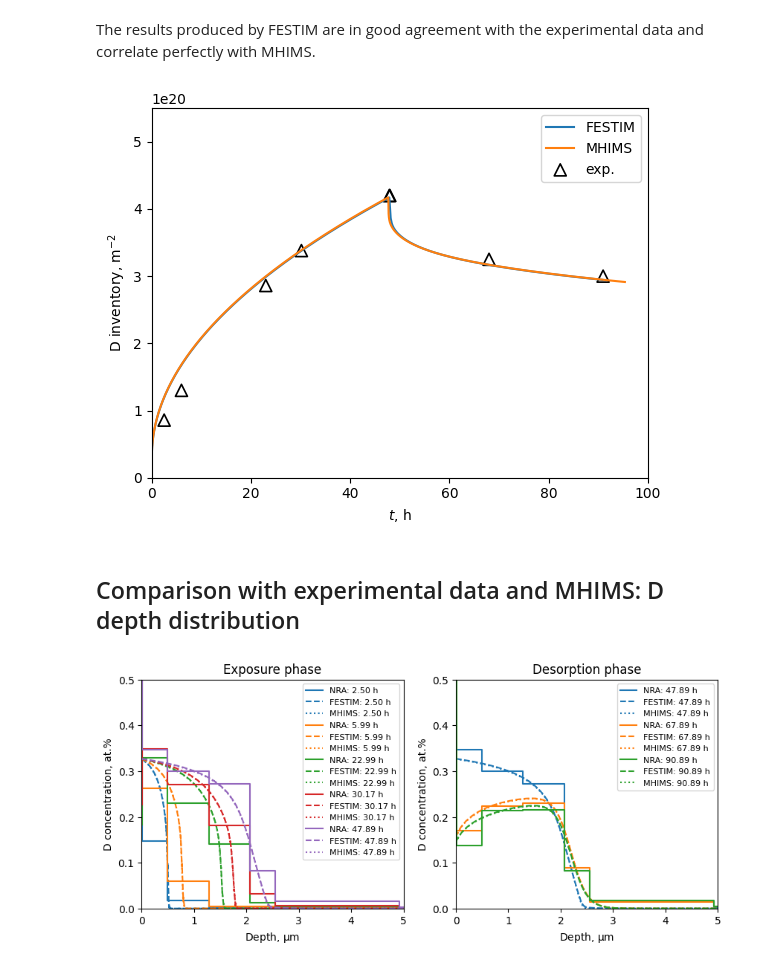
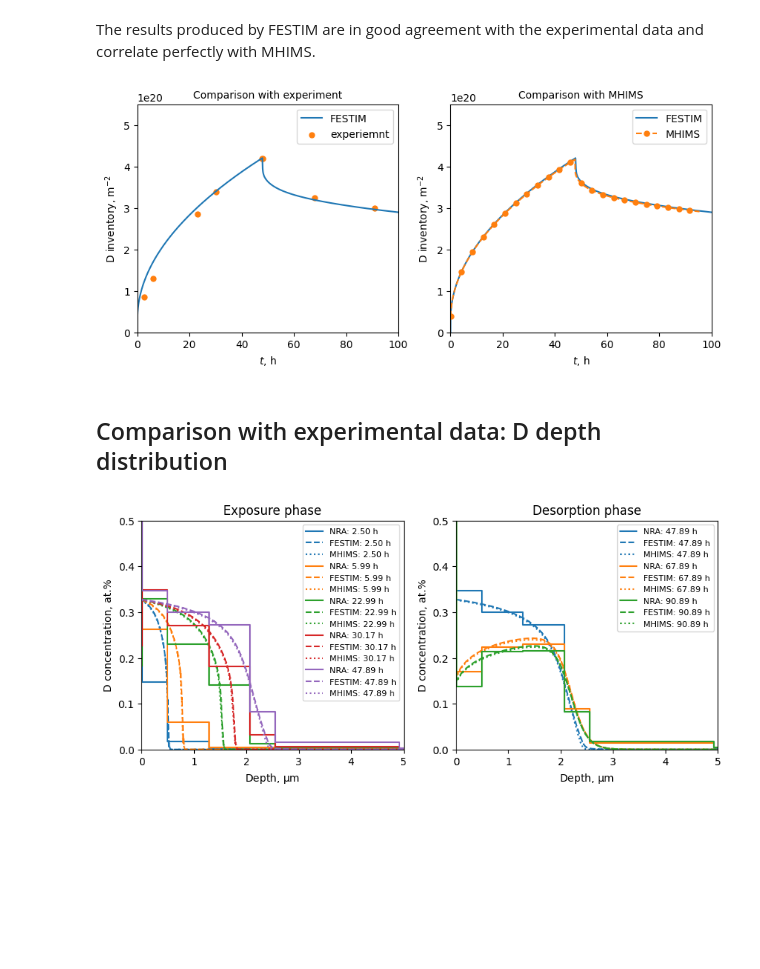
Before and after one commit to KulaginVladimir/FESTIM-SurfaceKinetics-Validation, a Jupyter notebook: D_damagedW/D_damagedW.ipynb, the cells around one changed output. Drawn from its saved outputs; the diff is of its cells as text; code cells hidden in the pictures; blank space fills up the shorter version.

```diff
--- a/D_damagedW/D_damagedW.ipynb
+++ b/D_damagedW/D_damagedW.ipynb
@@ -201,39 +205,53 @@ Time stepping...
 ## Comparison with experimental data and MHIMS: D content
 # %% [markdown]
 The results produced by FESTIM are in good agreement with the experimental data and correlate perfectly with MHIMS.
-# %%
-retention = np.array(derived_quantities[0].data) + np.array(derived_quantities[1].data)
-t = np.array(derived_quantities.t)
-
-plt.plot(t / 3600, retention, label="FESTIM")
-
-MHIMS_ret = np.loadtxt("./reference_data/MHIMS_ret.csv", delimiter=",", skiprows=1)
-plt.plot(MHIMS_ret[:, 0], MHIMS_ret[:, 1], label="MHIMS")
-
-exp_ret = np.loadtxt("./reference_data/exp_ret.csv", delimiter=",", skiprows=1)
-
-plt.scatter(
-    exp_ret[:, 0],
-    exp_ret[:, 1],
-    marker="^",
-    s=75,
-    ec="black",
-    fc="none",
-    linewidths=1.2,
-    label="exp.",
-    zorder=0,
-)
-
-plt.xlabel(r"$t$, h")
-plt.ylabel(r"D inventory, m$^{-2}$")
-plt.legend()
-plt.ylim(0, 55e19)
-plt.xlim(0, 100)
-plt.show()
-# %% [output]
-[figure, removed]
+# %%
+import matplotlib.pyplot as plt
+
+fig, axs = plt.subplots(1,2, figsize=(10, 4))
+
+retention = np.array(derived_quantities[0].data) + np.array(derived_quantities[1].data)
+t = np.array(derived_quantities.t)
+
+(l1,) = axs[0].plot(t / 3600, retention, label="FESTIM")
+axs[1].plot(t / 3600, retention, label="FESTIM")
+
+exp_ret = np.loadtxt("./reference_data/exp_ret.csv", delimiter=",", skiprows=1)
+axs[0].scatter(
+    exp_ret[:, 0],
+    exp_ret[:, 1],
+    s=25,
+    color="tab:orange",
+    label="experiemnt",
+)
+
+MHIMS_ret = np.loadtxt("./reference_data/MHIMS_ret.csv", delimiter=",", skiprows=1)
+axs[1].plot(
+    MHIMS_ret[:, 0],
+    MHIMS_ret[:, 1],
+    marker="o",
+    markevery=150,
+    ms=5,
+    ls="dashed",
+    color="tab:orange",
+    label="MHIMS",
+)
+
+axs[0].set_title("Comparison with experiment", fontsize = 10)
+axs[1].set_title("Comparison with MHIMS", fontsize = 10)
+
+for axis in axs:
+    axis.set_xlabel(r"$t$, h")
+    axis.set_ylabel(r"D inventory, m$^{-2}$")
+    axis.legend()
+    axis.set_ylim(0, 55e19)
+    axis.set_xlim(0, 100)
+
+plt.show()
+# %% [output]
+[figure, added]
 # %% [markdown]
-## Comparison with experimental data and MHIMS: D depth distribution
+## Comparison with experimental data: D depth distribution
 # %%
 fig, ax = plt.subplots(1, 2, figsize=(10, 4))
 
```
Also changed, not shown: parts of 5 cells of this notebook, 2 other files.
